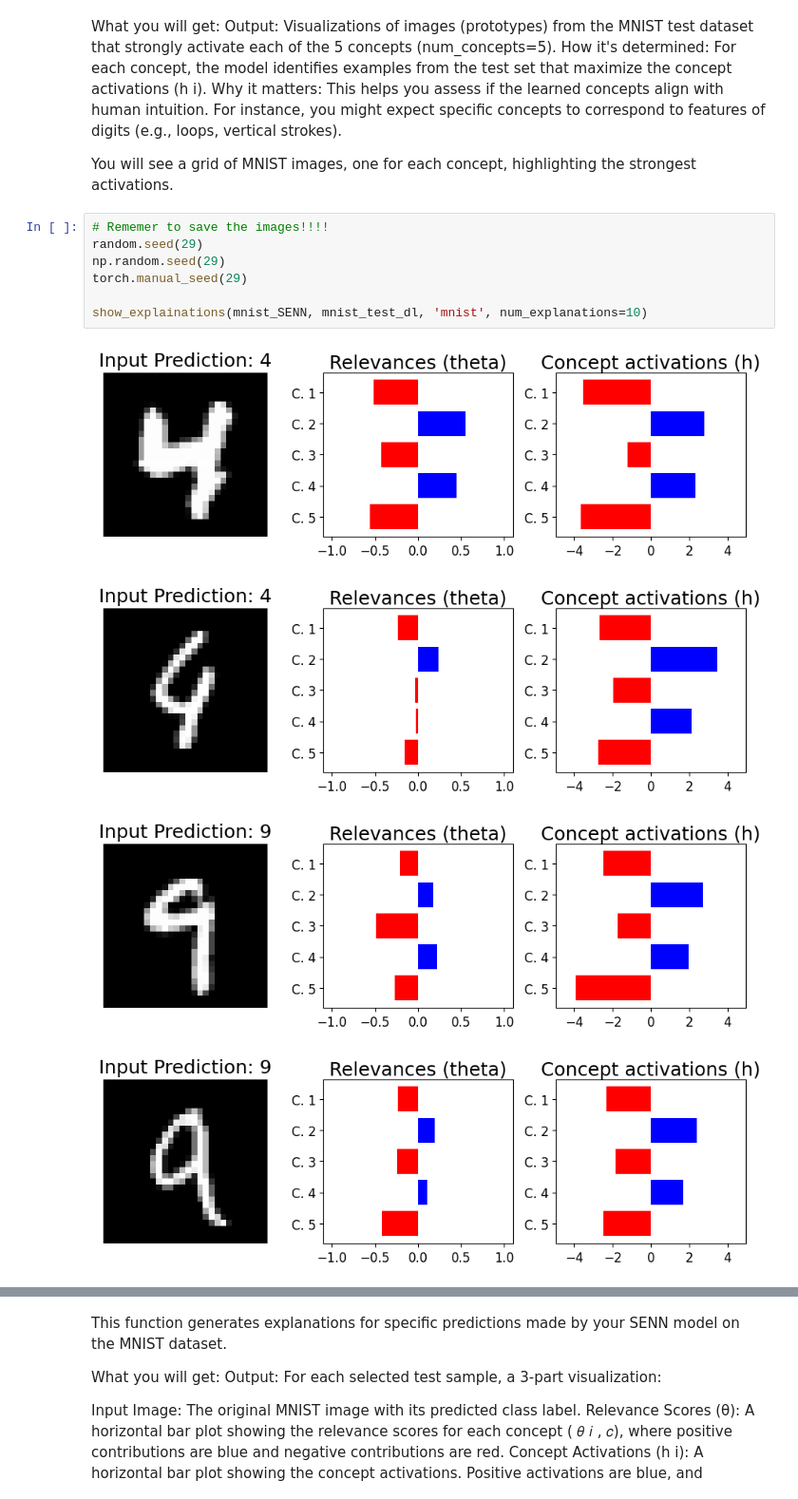
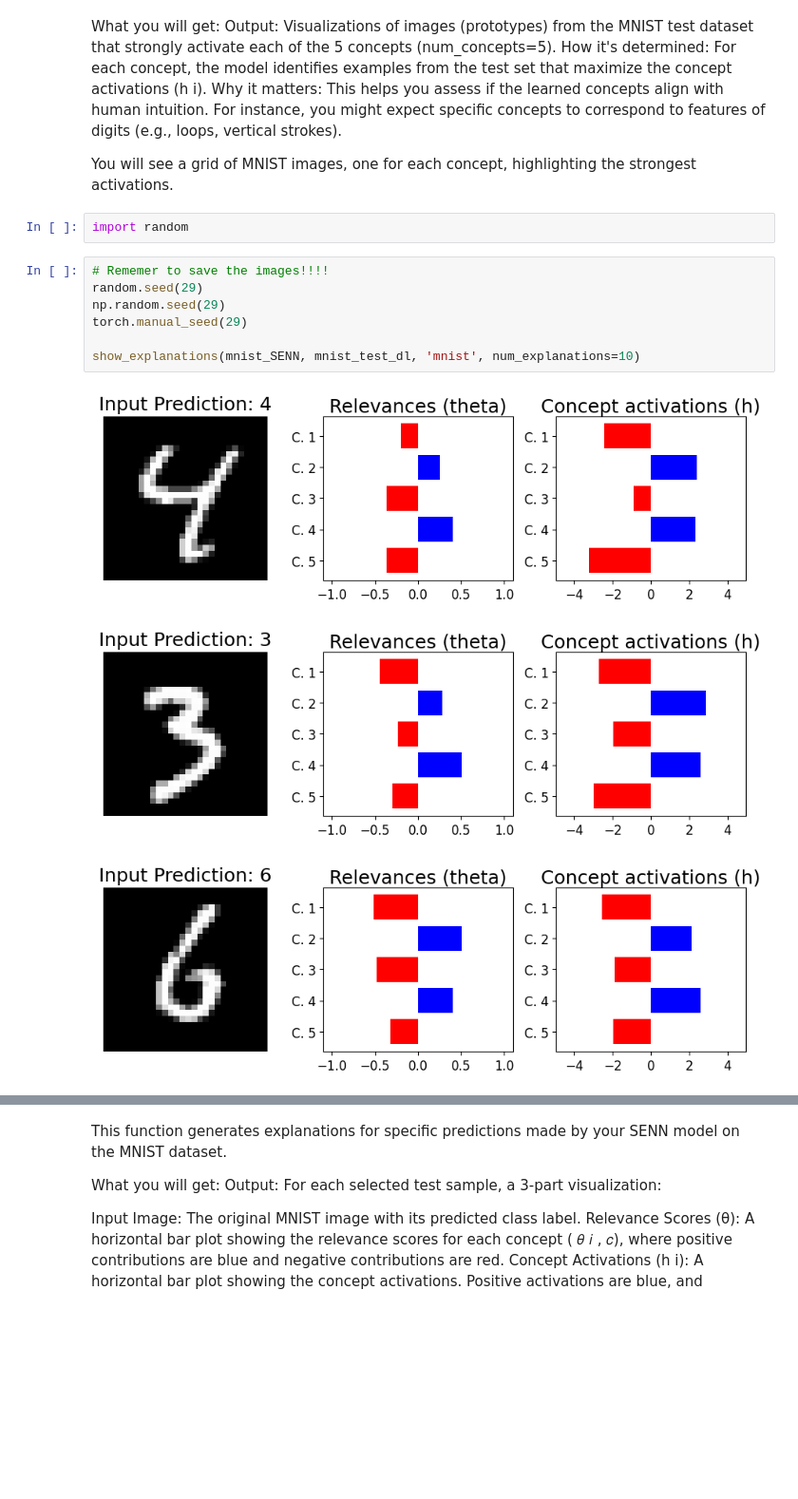
Before and after one commit to Ggenoni/SENN, a Jupyter notebook: training_SNEE.ipynb, the cells around one changed output, grey strips where cells are left out. Shown at 95% size. Drawn from its saved outputs; the diff is of its cells as text; blank space fills up the shorter version.

```diff
--- a/training_SNEE.ipynb
+++ b/training_SNEE.ipynb
@@ -300,15 +306,16 @@ Why it matters:
 This helps you assess if the learned concepts align with human intuition. For instance, you might expect specific concepts to correspond to features of digits (e.g., loops, vertical strokes).
 
 You will see a grid of MNIST images, one for each concept, highlighting the strongest activations.
+# %%
+import random
 # %%
 # Rememer to save the images!!!!
 random.seed(29)
 np.random.seed(29)
 torch.manual_seed(29)
 
-show_explainations(mnist_SENN, mnist_test_dl, 'mnist', num_explanations=10)
+show_explanations(mnist_SENN, mnist_test_dl, 'mnist', num_explanations=10)
 # %% [output]
-[figure, old version]
+[figure, new version]
-[figure, old version]
+[figure, new version]
-[figure, old version]
+[figure, new version]
-[figure, removed]
```
Also changed, not shown: parts of 6 cells of this notebook.
